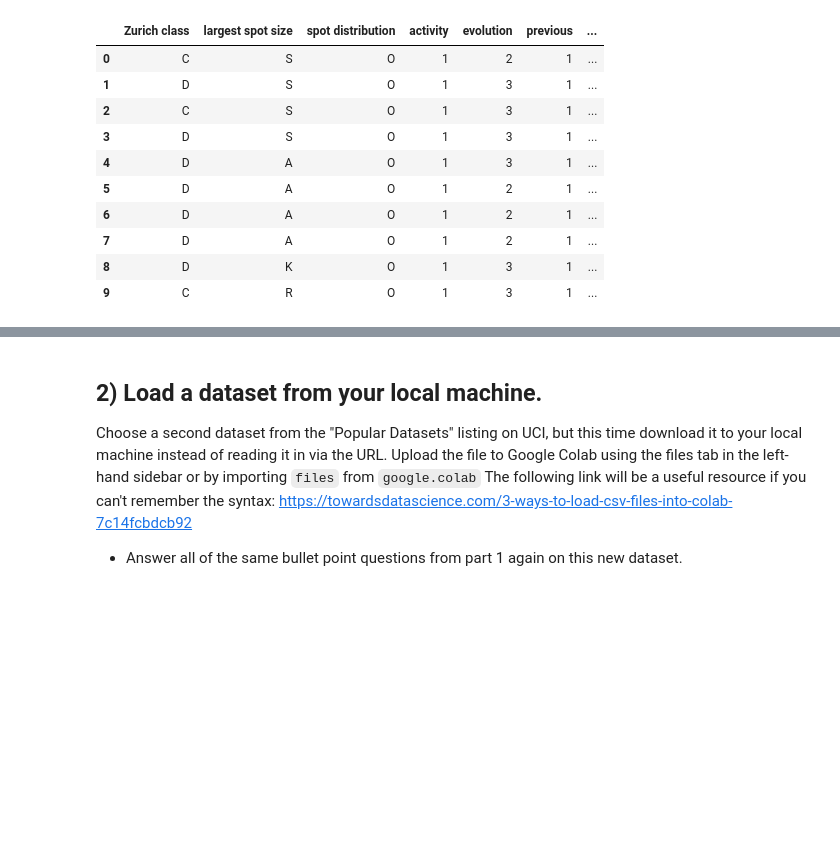
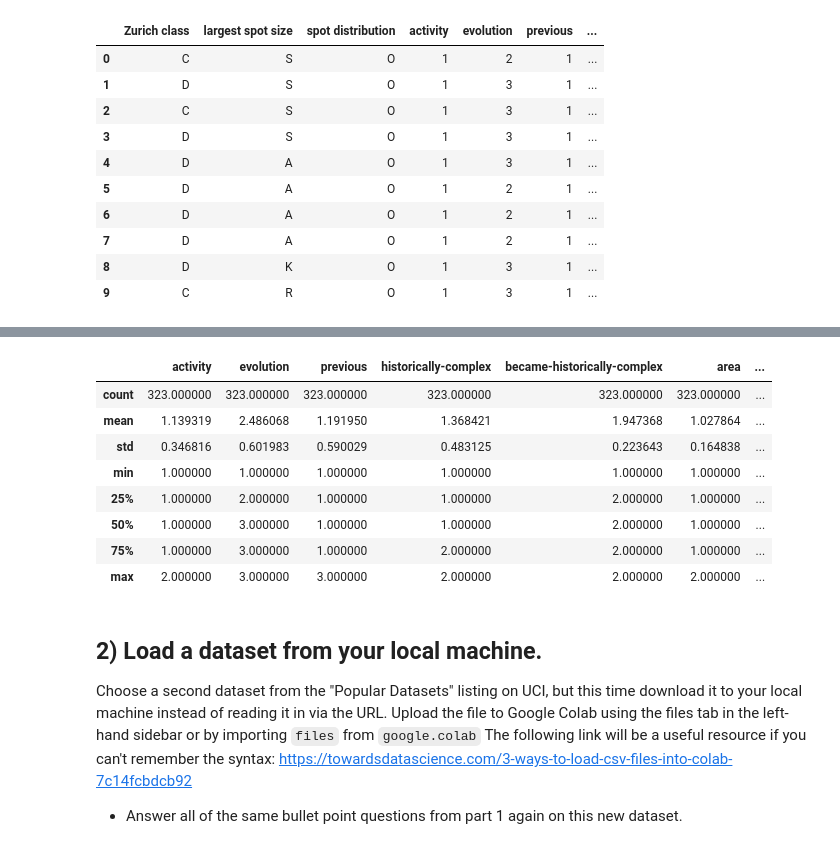
Before and after one commit to ekoly/DS-Unit-1-Sprint-1-Data-Wrangling-and-Storytelling, a Jupyter notebook: module1-exploratory-data-analysis/LS_DS_111_Exploratory_Data_Analysis_Assignment.ipynb, the cells around one changed output, grey strips where cells are left out. Cells and saved outputs as stored; diff of their text form; code cells hidden in the pictures; blank space fills up the shorter version.

```diff
--- a/module1-exploratory-data-analysis/LS_DS_111_Exploratory_Data_Analysis_Assignment.ipynb
+++ b/module1-exploratory-data-analysis/LS_DS_111_Exploratory_Data_Analysis_Assignment.ipynb
@@ -77,3 +107,15 @@ df.head(10)
+# %%
+df.describe()
+# %% [output]
+|  | activity | evolution | previous | historically-complex | became-historically-complex | area | ... |
+| count | 323.000000 | 323.000000 | 323.000000 | 323.000000 | 323.000000 | 323.000000 | ... |
+| mean | 1.139319 | 2.486068 | 1.191950 | 1.368421 | 1.947368 | 1.027864 | ... |
+| std | 0.346816 | 0.601983 | 0.590029 | 0.483125 | 0.223643 | 0.164838 | ... |
+| min | 1.000000 | 1.000000 | 1.000000 | 1.000000 | 1.000000 | 1.000000 | ... |
+| 25% | 1.000000 | 2.000000 | 1.000000 | 1.000000 | 2.000000 | 1.000000 | ... |
+| 50% | 1.000000 | 3.000000 | 1.000000 | 1.000000 | 2.000000 | 1.000000 | ... |
+| 75% | 1.000000 | 3.000000 | 1.000000 | 2.000000 | 2.000000 | 1.000000 | ... |
+| max | 2.000000 | 3.000000 | 3.000000 | 2.000000 | 2.000000 | 2.000000 | ... |
 # %% [markdown]
 ## 2) Load a dataset from your local machine.
 Choose a second dataset from the "Popular Datasets" listing on UCI, but this time download it to your local machine instead of reading it in via the URL. Upload the file to Google Colab using the files tab in the left-hand sidebar or by importing `files` from `google.colab` The following link will be a useful resource if you can't remember the syntax: <https://towardsdatascience.com/3-ways-to-load-csv-files-into-colab-7c14fcbdcb92>
```
Also changed, not shown: parts of 10 cells of this notebook.
